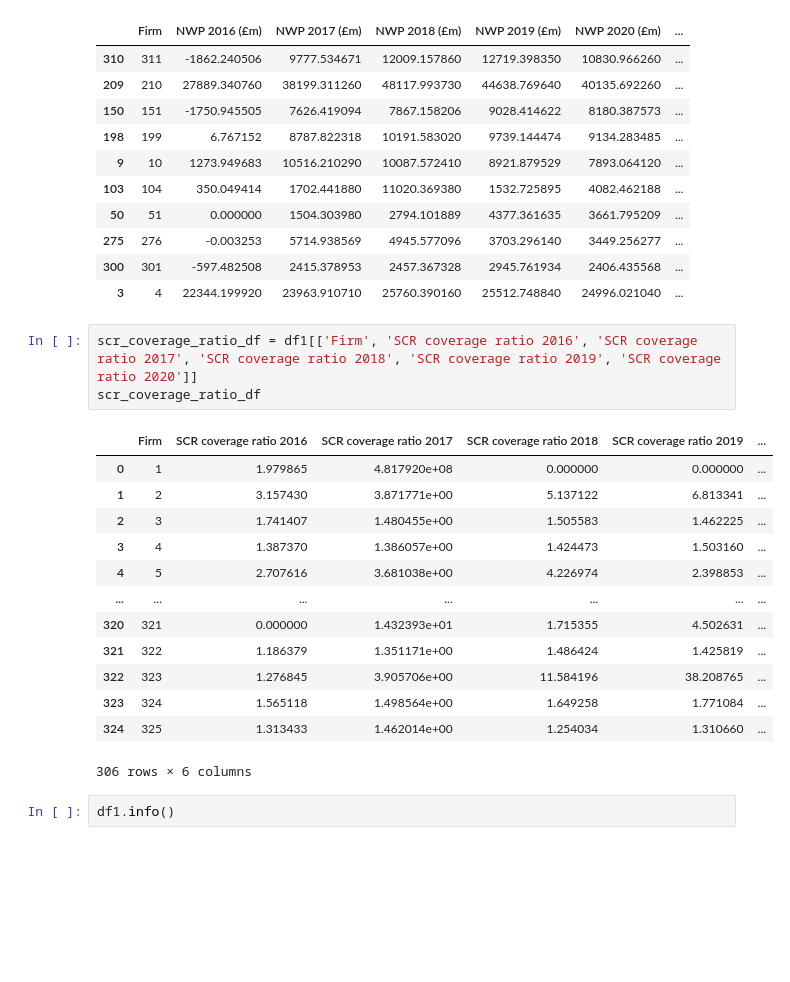
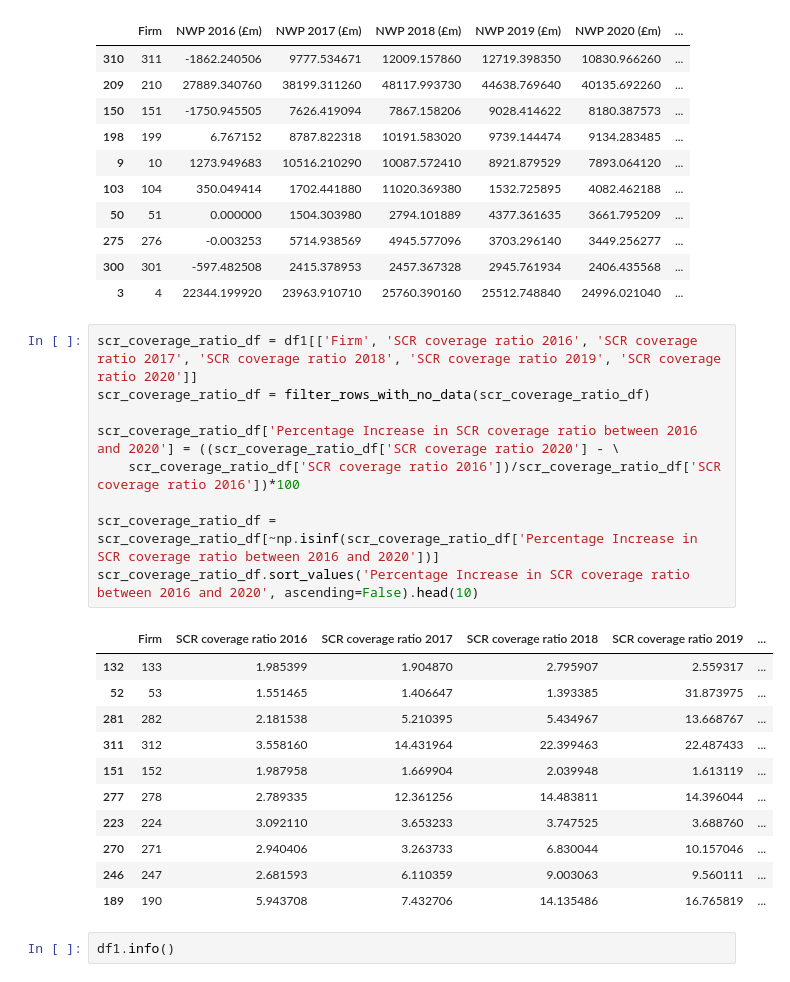
Before and after one commit to JackCT1/insurance-firm-analysis-report, a Jupyter notebook: report.ipynb, the cells around one changed output. Saved outputs shown, nothing was run; the diff lists cells and outputs as text; blank space fills up the shorter version.

Commit message:
filtered infinite percentage increases to scr cr

```diff
--- a/report.ipynb
+++ b/report.ipynb
@@ -96,23 +97,27 @@ nwp_df.sort_values('Difference in NWP between 2016 and 2020', ascending=False).h
 | 275 | 276 | -0.003253 | 5714.938569 | 4945.577096 | 3703.296140 | 3449.256277 | ... |
 | 300 | 301 | -597.482508 | 2415.378953 | 2457.367328 | 2945.761934 | 2406.435568 | ... |
 | 3 | 4 | 22344.199920 | 23963.910710 | 25760.390160 | 25512.748840 | 24996.021040 | ... |
-# %%
-scr_coverage_ratio_df = df1[['Firm', 'SCR coverage ratio 2016', 'SCR coverage ratio 2017', 'SCR coverage ratio 2018', 'SCR coverage ratio 2019', 'SCR coverage ratio 2020']]
-scr_coverage_ratio_df
-# %% [output]
-|  | Firm | SCR coverage ratio 2016 | SCR coverage ratio 2017 | SCR coverage ratio 2018 | SCR coverage ratio 2019 | ... |
-| 0 | 1 | 1.979865 | 4.817920e+08 | 0.000000 | 0.000000 | ... |
-| 1 | 2 | 3.157430 | 3.871771e+00 | 5.137122 | 6.813341 | ... |
-| 2 | 3 | 1.741407 | 1.480455e+00 | 1.505583 | 1.462225 | ... |
-| 3 | 4 | 1.387370 | 1.386057e+00 | 1.424473 | 1.503160 | ... |
-| 4 | 5 | 2.707616 | 3.681038e+00 | 4.226974 | 2.398853 | ... |
-| ... | ... | ... | ... | ... | ... | ... |
-| 320 | 321 | 0.000000 | 1.432393e+01 | 1.715355 | 4.502631 | ... |
-| 321 | 322 | 1.186379 | 1.351171e+00 | 1.486424 | 1.425819 | ... |
-| 322 | 323 | 1.276845 | 3.905706e+00 | 11.584196 | 38.208765 | ... |
-| 323 | 324 | 1.565118 | 1.498564e+00 | 1.649258 | 1.771084 | ... |
-| 324 | 325 | 1.313433 | 1.462014e+00 | 1.254034 | 1.310660 | ... |
-306 rows × 6 columns
+# %%
+scr_coverage_ratio_df = df1[['Firm', 'SCR coverage ratio 2016', 'SCR coverage ratio 2017', 'SCR coverage ratio 2018', 'SCR coverage ratio 2019', 'SCR coverage ratio 2020']]
+scr_coverage_ratio_df = filter_rows_with_no_data(scr_coverage_ratio_df)
+
+scr_coverage_ratio_df['Percentage Increase in SCR coverage ratio between 2016 and 2020'] = ((scr_coverage_ratio_df['SCR coverage ratio 2020'] - \
+    scr_coverage_ratio_df['SCR coverage ratio 2016'])/scr_coverage_ratio_df['SCR coverage ratio 2016'])*100
+
+scr_coverage_ratio_df = scr_coverage_ratio_df[~np.isinf(scr_coverage_ratio_df['Percentage Increase in SCR coverage ratio between 2016 and 2020'])]
+scr_coverage_ratio_df.sort_values('Percentage Increase in SCR coverage ratio between 2016 and 2020', ascending=False).head(10)
+# %% [output]
+|  | Firm | SCR coverage ratio 2016 | SCR coverage ratio 2017 | SCR coverage ratio 2018 | SCR coverage ratio 2019 | ... |
+| 132 | 133 | 1.985399 | 1.904870 | 2.795907 | 2.559317 | ... |
+| 52 | 53 | 1.551465 | 1.406647 | 1.393385 | 31.873975 | ... |
+| 281 | 282 | 2.181538 | 5.210395 | 5.434967 | 13.668767 | ... |
+| 311 | 312 | 3.558160 | 14.431964 | 22.399463 | 22.487433 | ... |
+| 151 | 152 | 1.987958 | 1.669904 | 2.039948 | 1.613119 | ... |
+| 277 | 278 | 2.789335 | 12.361256 | 14.483811 | 14.396044 | ... |
+| 223 | 224 | 3.092110 | 3.653233 | 3.747525 | 3.688760 | ... |
+| 270 | 271 | 2.940406 | 3.263733 | 6.830044 | 10.157046 | ... |
+| 246 | 247 | 2.681593 | 6.110359 | 9.003063 | 9.560111 | ... |
+| 189 | 190 | 5.943708 | 7.432706 | 14.135486 | 16.765819 | ... |
 # %%
 df1.info()
 # %% [output]
```
Also changed, not shown: parts of 1 cell of this notebook.
